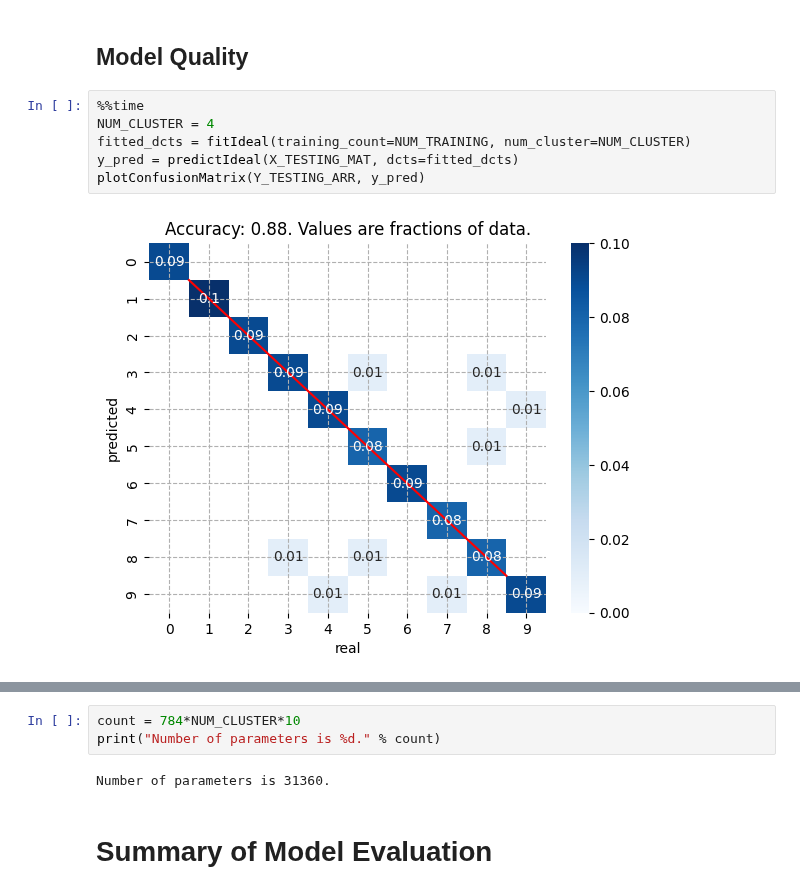
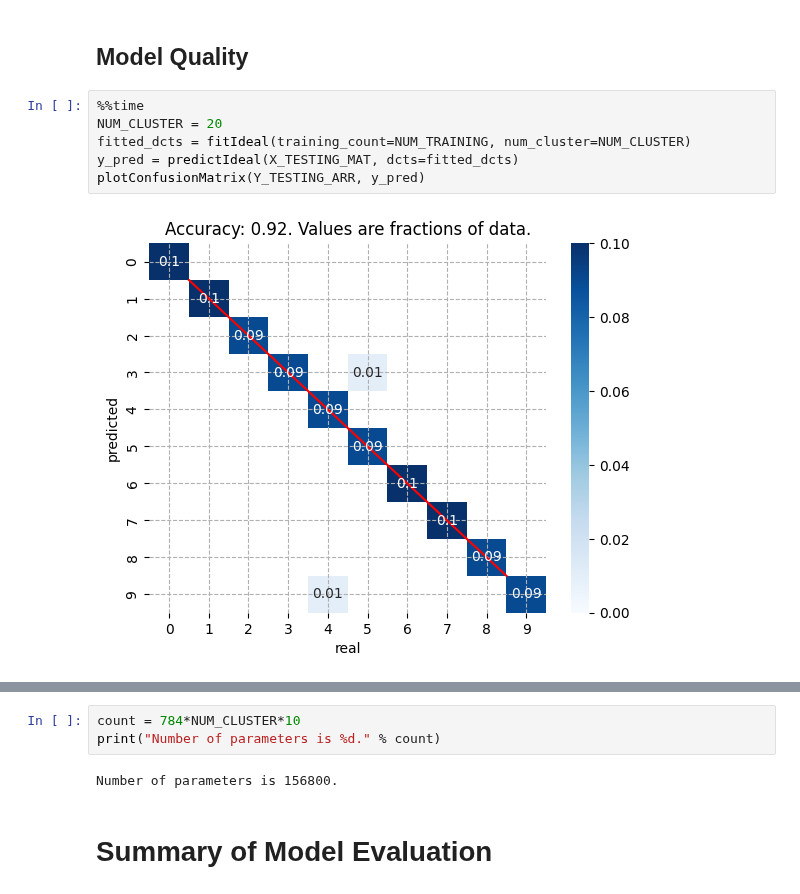
Before and after one commit to joseph-hellerstein/keras, a Jupyter notebook: notebooks/model_selection_evaluation_pt1.ipynb, the cells around one changed output, grey strips where cells are left out. Cells and saved outputs as stored; diff of their text form.

```diff
--- a/notebooks/model_selection_evaluation_pt1.ipynb
+++ b/notebooks/model_selection_evaluation_pt1.ipynb
@@ -1065,9 +1081,9 @@ More ideal images likely improves model quality. But it also increases the numbe
 ## Model Quality
 # %%
 %%time
-NUM_CLUSTER = 4
+NUM_CLUSTER = 20
 fitted_dcts = fitIdeal(training_count=NUM_TRAINING, num_cluster=NUM_CLUSTER)
 y_pred = predictIdeal(X_TESTING_MAT, dcts=fitted_dcts)
 plotConfusionMatrix(Y_TESTING_ARR, y_pred)
 # %% [output]
-[figure, old version]
+[figure, new version]
@@ -1077,7 +1093,7 @@ Wall time: 10.9 s
 count = 784*NUM_CLUSTER*10
 print("Number of parameters is %d." % count)
 # %% [output]
-Number of parameters is 31360.
+Number of parameters is 156800.
 # %% [markdown]
 # Summary of Model Evaluation
 # %% [markdown]
```
Also changed, not shown: parts of 29 cells of this notebook, 2 other files.
